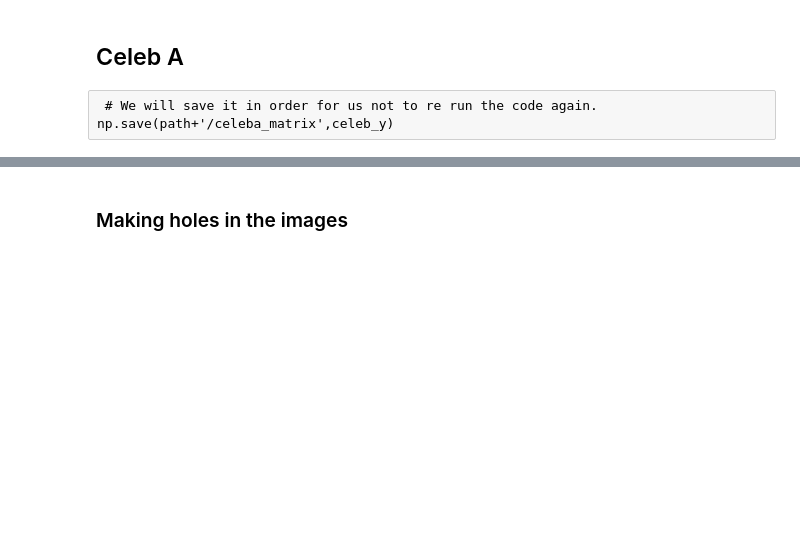
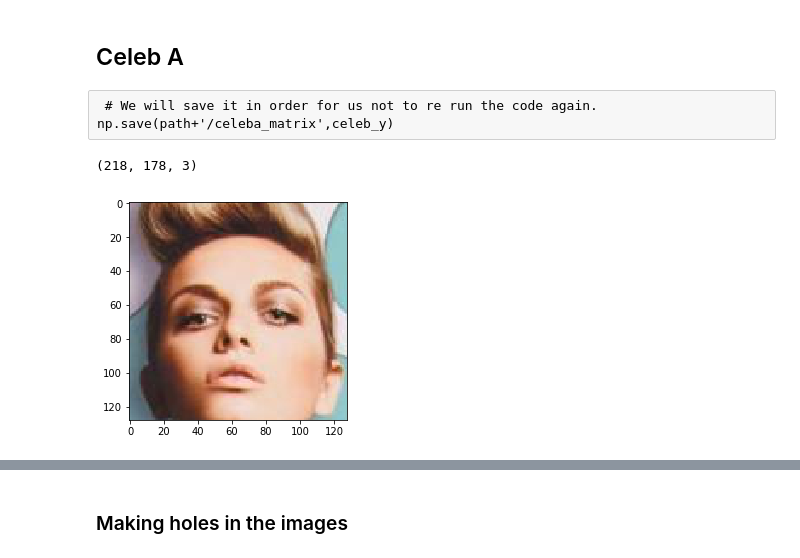
Before and after one commit to antoniolruiz/Image_inpainting_with_DGM, a Jupyter notebook: Antonio/Data_wrangle.ipynb, the cells around one changed output, grey strips where cells are left out. Drawn from its saved outputs; the diff is of its cells as text; code cells hidden in the pictures; blank space fills up the shorter version.

Commit message:
Crop images

```diff
--- a/Antonio/Data_wrangle.ipynb
+++ b/Antonio/Data_wrangle.ipynb
@@ -30,3 +31,5 @@ for file in files: # Making it a matrix with values instead of png
 # %% [raw]
  # We will save it in order for us not to re run the code again.
 np.save(path+'/celeba_matrix',celeb_y)
+# %%
+aux = img.imread(path+'/'+files[4])
@@ -32,0 +38,4 @@ np.save(path+'/celeba_matrix',celeb_y)
+# %%
+aux.shape
+# %% [output]
+(218, 178, 3)
@@ -32,0 +44,8 @@ np.save(path+'/celeba_matrix',celeb_y)
+# %%
+aux3 = aux[45:173,25:153,:]
+# %%
+from matplotlib import pyplot as plt
+plt.imshow(aux3)
+plt.show()
+# %% [output]
+[figure, added]
```
Also changed, not shown: parts of 6 cells of this notebook.
